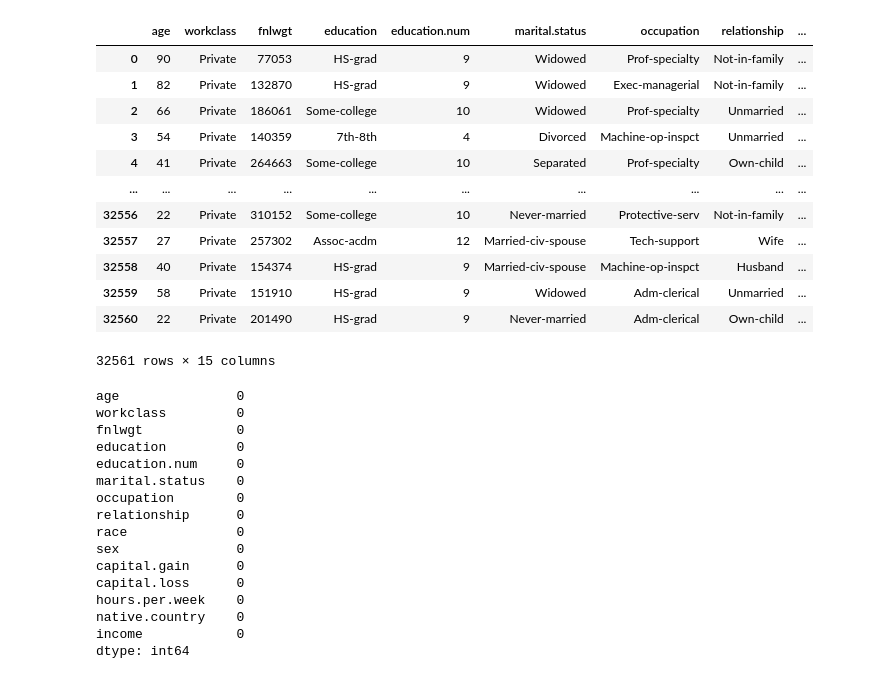
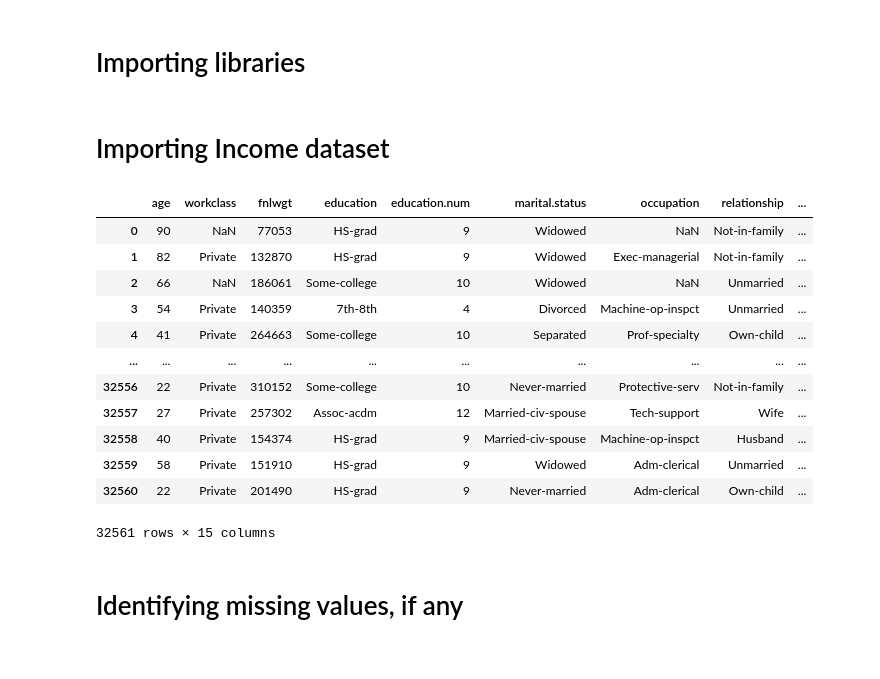
Before and after one commit to BITS-SECOND-SEM-ASSIGNMENT-GROUP-60/machine_learning, a Jupyter notebook: question_2/income_data.ipynb, the cells around one changed output. Saved outputs shown, nothing was run; the diff lists cells and outputs as text; code cells hidden in the pictures.

```diff
--- a/question_2/income_data.ipynb
+++ b/question_2/income_data.ipynb
@@ -117,35 +1,2 @@ for column in ["workclass", "occupation", "native.country"]:
-# %%
-census_data
-# %% [output]
-|  | age | workclass | fnlwgt | education | education.num | marital.status | occupation | relationship | ... |
-| 0 | 90 | Private | 77053 | HS-grad | 9 | Widowed | Prof-specialty | Not-in-family | ... |
-| 1 | 82 | Private | 132870 | HS-grad | 9 | Widowed | Exec-managerial | Not-in-family | ... |
-| 2 | 66 | Private | 186061 | Some-college | 10 | Widowed | Prof-specialty | Unmarried | ... |
-| 3 | 54 | Private | 140359 | 7th-8th | 4 | Divorced | Machine-op-inspct | Unmarried | ... |
-| 4 | 41 | Private | 264663 | Some-college | 10 | Separated | Prof-specialty | Own-child | ... |
-| ... | ... | ... | ... | ... | ... | ... | ... | ... | ... |
-| 32556 | 22 | Private | 310152 | Some-college | 10 | Never-married | Protective-serv | Not-in-family | ... |
-| 32557 | 27 | Private | 257302 | Assoc-acdm | 12 | Married-civ-spouse | Tech-support | Wife | ... |
-| 32558 | 40 | Private | 154374 | HS-grad | 9 | Married-civ-spouse | Machine-op-inspct | Husband | ... |
-| 32559 | 58 | Private | 151910 | HS-grad | 9 | Widowed | Adm-clerical | Unmarried | ... |
-| 32560 | 22 | Private | 201490 | HS-grad | 9 | Never-married | Adm-clerical | Own-child | ... |
-32561 rows × 15 columns
-# %%
-census_data.isna().sum()
-# %% [output]
-age               0
-workclass         0
-fnlwgt            0
-education         0
-education.num     0
-marital.status    0
-occupation        0
-relationship      0
-race              0
-sex               0
-capital.gain      0
-capital.loss      0
-hours.per.week    0
-native.country    0
-income            0
-dtype: int64
+# %% [markdown]
+# Importing libraries
@@ -151,0 +16,23 @@ dtype: int64
+# %% [markdown]
+# Importing Income dataset
+# %%
+path_to_input_file = os.path.join(os.getcwd(), 'adult.csv')
+income_data = pd.read_csv(path_to_input_file)
+income_data=income_data.replace(to_replace = '?', value =np.nan)
+income_data
+# %% [output]
+|  | age | workclass | fnlwgt | education | education.num | marital.status | occupation | relationship | ... |
+| 0 | 90 | NaN | 77053 | HS-grad | 9 | Widowed | NaN | Not-in-family | ... |
+| 1 | 82 | Private | 132870 | HS-grad | 9 | Widowed | Exec-managerial | Not-in-family | ... |
+| 2 | 66 | NaN | 186061 | Some-college | 10 | Widowed | NaN | Unmarried | ... |
+| 3 | 54 | Private | 140359 | 7th-8th | 4 | Divorced | Machine-op-inspct | Unmarried | ... |
+| 4 | 41 | Private | 264663 | Some-college | 10 | Separated | Prof-specialty | Own-child | ... |
+| ... | ... | ... | ... | ... | ... | ... | ... | ... | ... |
+| 32556 | 22 | Private | 310152 | Some-college | 10 | Never-married | Protective-serv | Not-in-family | ... |
+| 32557 | 27 | Private | 257302 | Assoc-acdm | 12 | Married-civ-spouse | Tech-support | Wife | ... |
+| 32558 | 40 | Private | 154374 | HS-grad | 9 | Married-civ-spouse | Machine-op-inspct | Husband | ... |
+| 32559 | 58 | Private | 151910 | HS-grad | 9 | Widowed | Adm-clerical | Unmarried | ... |
+| 32560 | 22 | Private | 201490 | HS-grad | 9 | Never-married | Adm-clerical | Own-child | ... |
+32561 rows × 15 columns
+# %% [markdown]
+# Identifying missing values, if any
```
Also changed, not shown: parts of 53 cells of this notebook, 1 other file.
